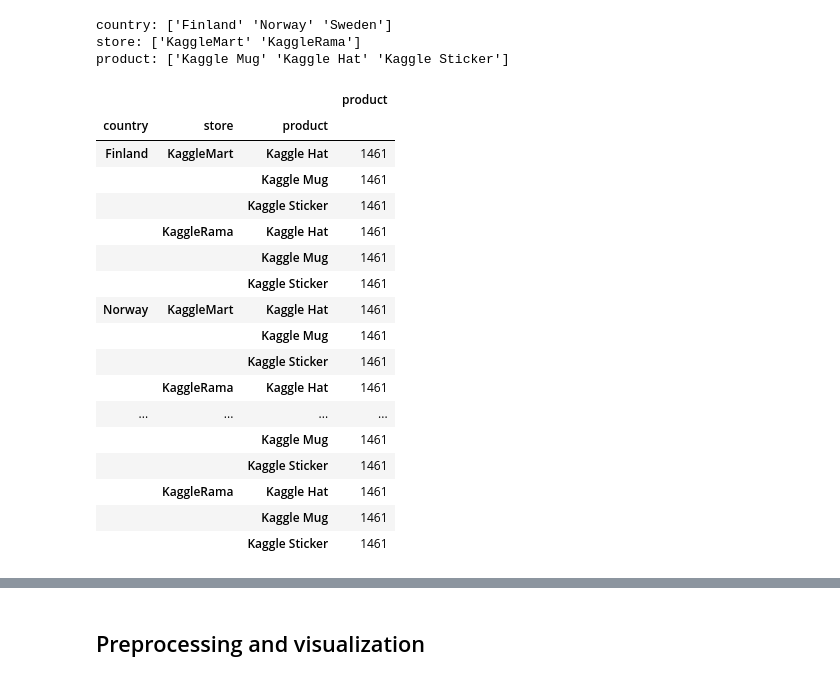
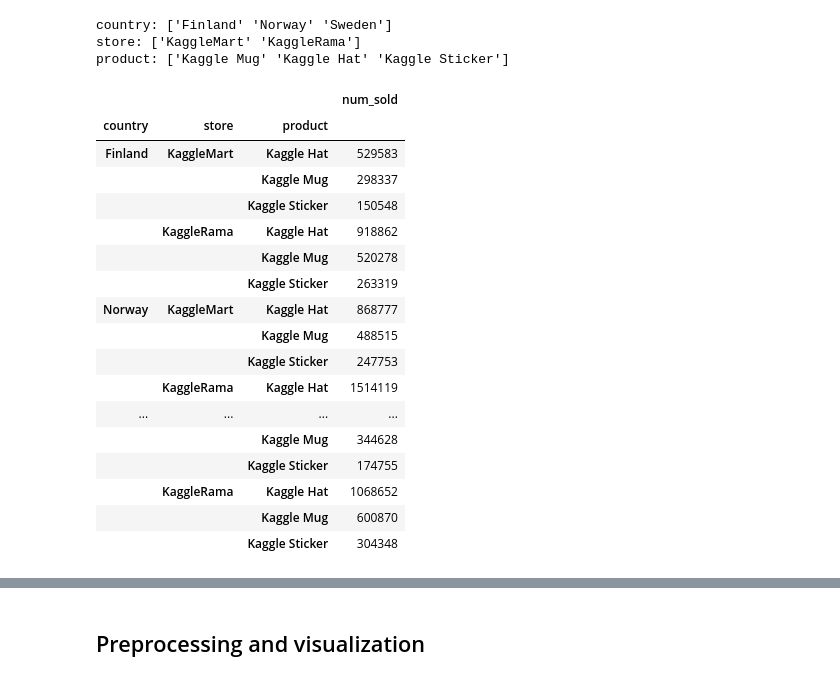
Before and after one commit to Sultan336/Kaggel, a Jupyter notebook: tps-jan-2022.ipynb, the cells around one changed output, grey strips where cells are left out. Drawn from its saved outputs; the diff is of its cells as text; code cells hidden in the pictures.

Commit message:
Kaggle Notebook | Tps-Jan-2022 🧥👚 | Version 4

```diff
--- a/tps-jan-2022.ipynb
+++ b/tps-jan-2022.ipynb
@@ -59,24 +68,24 @@ country: ['Finland' 'Norway' 'Sweden']
 store: ['KaggleMart' 'KaggleRama']
 product: ['Kaggle Mug' 'Kaggle Hat' 'Kaggle Sticker']
 # %%
-train_categories = train.groupby(['country','store','product']).agg({'product': 'count'})
+train_categories = train.groupby(['country','store','product']).agg({'num_sold': 'sum'})
 train_categories
 # %% [output]
-|  |  |  | product |
+|  |  |  | num_sold |
 | country | store | product |  |
-| Finland | KaggleMart | Kaggle Hat | 1461 |
-|  |  | Kaggle Mug | 1461 |
-|  |  | Kaggle Sticker | 1461 |
-|  | KaggleRama | Kaggle Hat | 1461 |
-|  |  | Kaggle Mug | 1461 |
-|  |  | Kaggle Sticker | 1461 |
-| Norway | KaggleMart | Kaggle Hat | 1461 |
-|  |  | Kaggle Mug | 1461 |
-|  |  | Kaggle Sticker | 1461 |
-|  | KaggleRama | Kaggle Hat | 1461 |
+| Finland | KaggleMart | Kaggle Hat | 529583 |
+|  |  | Kaggle Mug | 298337 |
+|  |  | Kaggle Sticker | 150548 |
+|  | KaggleRama | Kaggle Hat | 918862 |
+|  |  | Kaggle Mug | 520278 |
+|  |  | Kaggle Sticker | 263319 |
+| Norway | KaggleMart | Kaggle Hat | 868777 |
+|  |  | Kaggle Mug | 488515 |
+|  |  | Kaggle Sticker | 247753 |
+|  | KaggleRama | Kaggle Hat | 1514119 |
 | ... | ... | ... | ... |
-|  |  | Kaggle Mug | 1461 |
-|  |  | Kaggle Sticker | 1461 |
-|  | KaggleRama | Kaggle Hat | 1461 |
-|  |  | Kaggle Mug | 1461 |
-|  |  | Kaggle Sticker | 1461 |
+|  |  | Kaggle Mug | 344628 |
+|  |  | Kaggle Sticker | 174755 |
+|  | KaggleRama | Kaggle Hat | 1068652 |
+|  |  | Kaggle Mug | 600870 |
+|  |  | Kaggle Sticker | 304348 |
```
Also changed, not shown: parts of 5 cells of this notebook.
